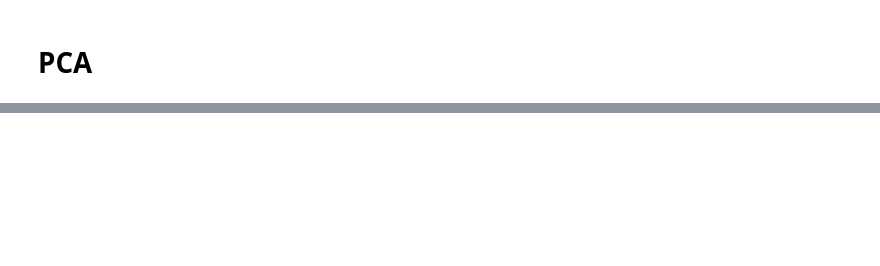
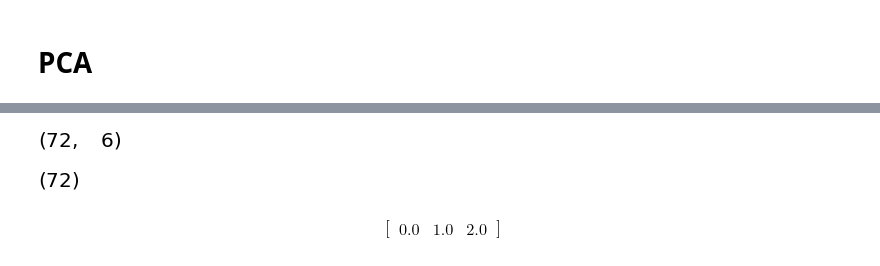
Before and after one commit to holypolarpanda7/S19-team2-project, a Jupyter notebook: PCA.ipynb, the cells around one changed output, grey strips where cells are left out. Saved outputs shown, nothing was run; the diff lists cells and outputs as text; code cells hidden in the pictures; blank space fills up the shorter version.

Commit message:
standardized data first then did PCA

```diff
--- a/PCA.ipynb
+++ b/PCA.ipynb
@@ -9,0 +41,14 @@ NameError: name 'np' is not defined
+# %%
+# vectors AND class labels...
+X = data[:,0:6] # 0 thru 30
+Y = data[:,6] # 30
+# standardize X
+X = preprocessing.scale(X)
+# Pretty-print with display()!
+display(X.shape)
+display(Y.shape)
+display(Matrix(np.unique(Y)).T)
+# %% [output]
+[figure, added]
+[figure, added]
+$$\left[\begin{matrix}0.0 & 1.0 & 2.0\end{matrix}\right]$$
```
Also changed, not shown: parts of 8 cells of this notebook.
